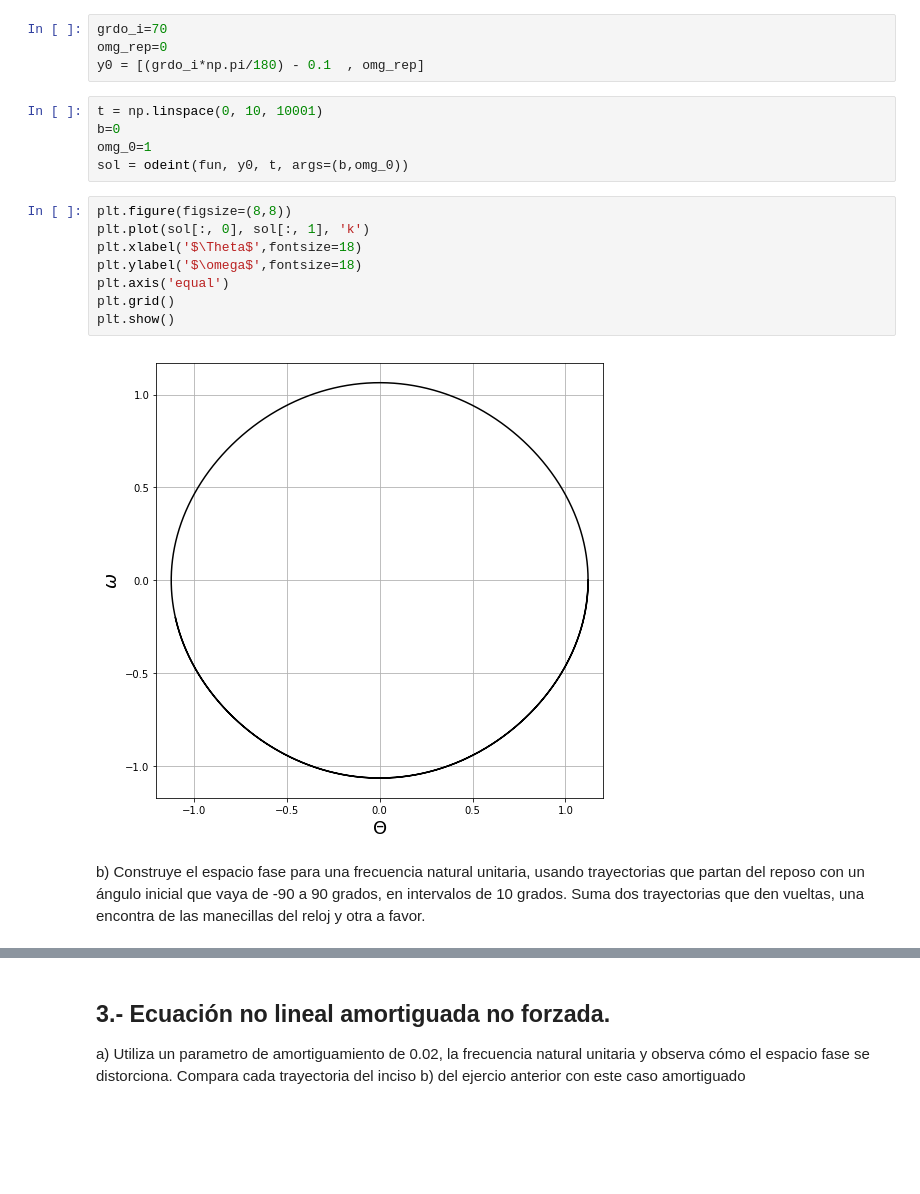
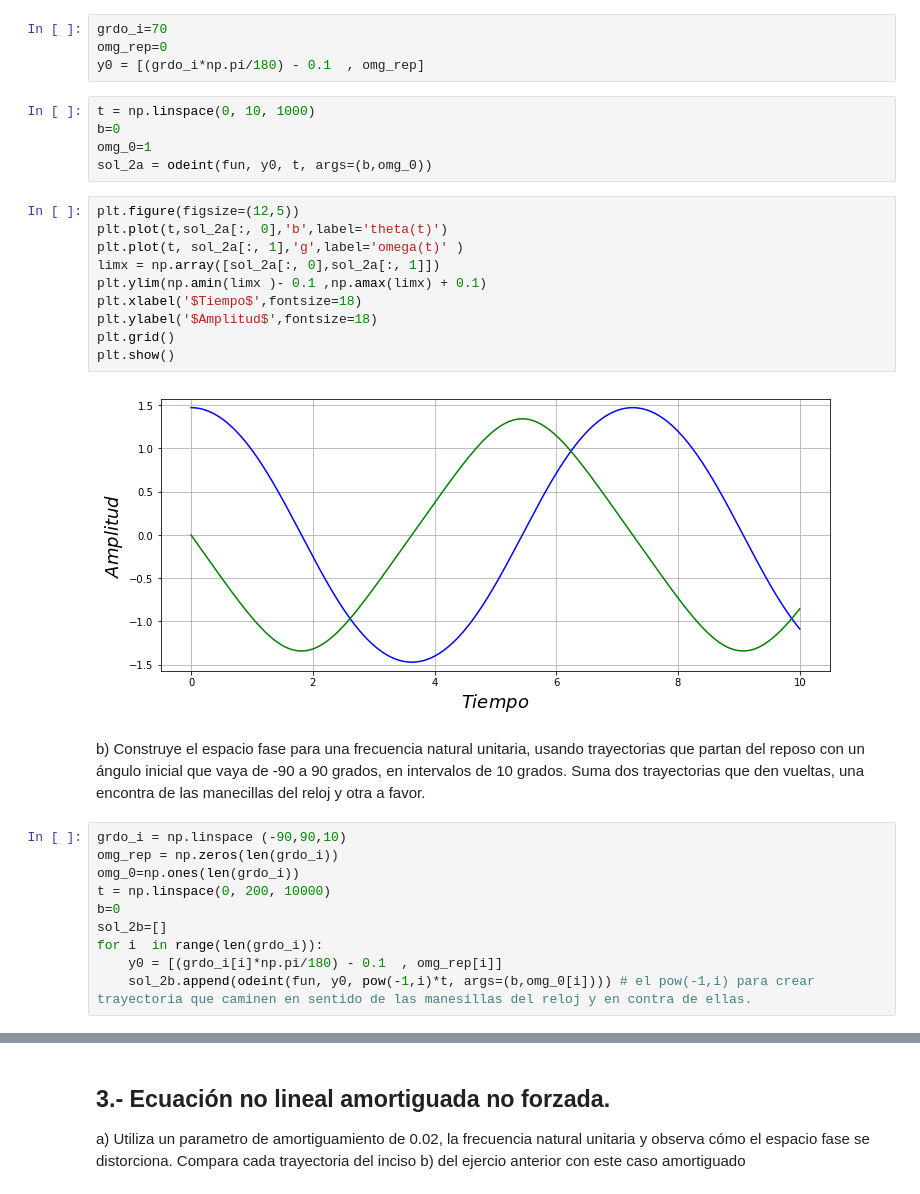
Before and after one commit to MecAnalitica/tarea2-Oscar2401, a Jupyter notebook: Tarea2/Tarea2.ipynb, the cells around one changed output, grey strips where cells are left out. Drawn from its saved outputs; the diff is of its cells as text; blank space fills up the shorter version.

```diff
--- a/Tarea2/Tarea2.ipynb
+++ b/Tarea2/Tarea2.ipynb
@@ -244,19 +241,31 @@ grdo_i=70
 omg_rep=0
 y0 = [(grdo_i*np.pi/180) - 0.1  , omg_rep]
 # %%
-t = np.linspace(0, 10, 10001)
+t = np.linspace(0, 10, 1000)
 b=0
 omg_0=1
-sol = odeint(fun, y0, t, args=(b,omg_0))
+sol_2a = odeint(fun, y0, t, args=(b,omg_0))
-# %%
-plt.figure(figsize=(8,8))
-plt.plot(sol[:, 0], sol[:, 1], 'k')
-plt.xlabel('$\Theta$',fontsize=18)
-plt.ylabel('$\omega$',fontsize=18)
-plt.axis('equal')
-plt.grid()
-plt.show()
-# %% [output]
-[figure, removed]
+# %%
+plt.figure(figsize=(12,5))
+plt.plot(t,sol_2a[:, 0],'b',label='theta(t)')
+plt.plot(t, sol_2a[:, 1],'g',label='omega(t)' )
+limx = np.array([sol_2a[:, 0],sol_2a[:, 1]])
+plt.ylim(np.amin(limx )- 0.1 ,np.amax(limx) + 0.1)
+plt.xlabel('$Tiempo$',fontsize=18)
+plt.ylabel('$Amplitud$',fontsize=18)
+plt.grid()
+plt.show()
+# %% [output]
+[figure, added]
 # %% [markdown]
  b) Construye el espacio fase para una frecuencia natural unitaria, usando trayectorias que partan del reposo con un ángulo inicial que vaya de -90 a 90 grados, en intervalos de 10 grados. Suma dos trayectorias que den vueltas, una encontra de las manecillas del reloj y otra a favor.
+# %%
+grdo_i = np.linspace (-90,90,10)
+omg_rep = np.zeros(len(grdo_i))
+omg_0=np.ones(len(grdo_i))
+t = np.linspace(0, 200, 10000)
+b=0
+sol_2b=[]
+for i  in range(len(grdo_i)):
+    y0 = [(grdo_i[i]*np.pi/180) - 0.1  , omg_rep[i]]
+    sol_2b.append(odeint(fun, y0, pow(-1,i)*t, args=(b,omg_0[i]))) # el pow(-1,i) para crear trayectoria que caminen en sentido de las manesillas del reloj y en contra de ellas.
```
Also changed, not shown: parts of 15 cells of this notebook.
